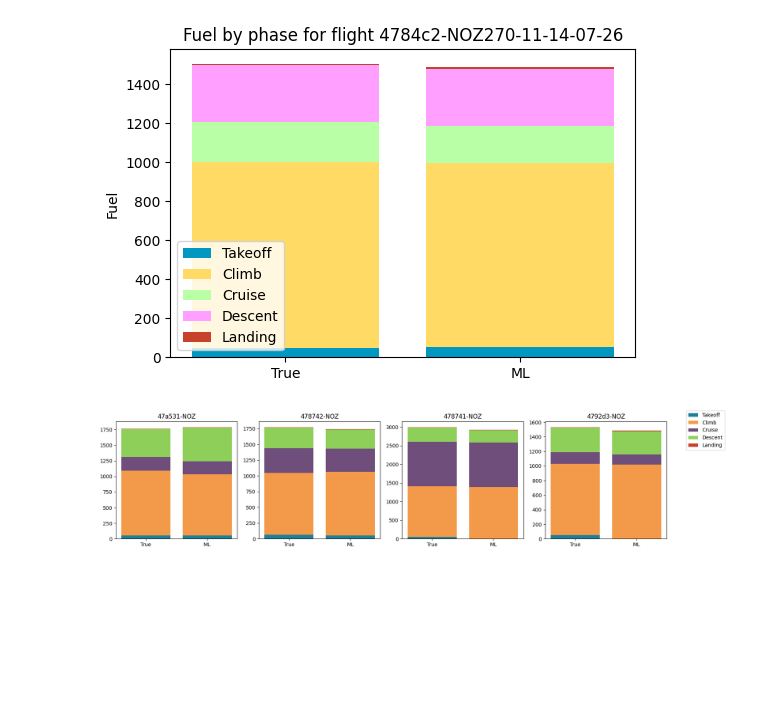
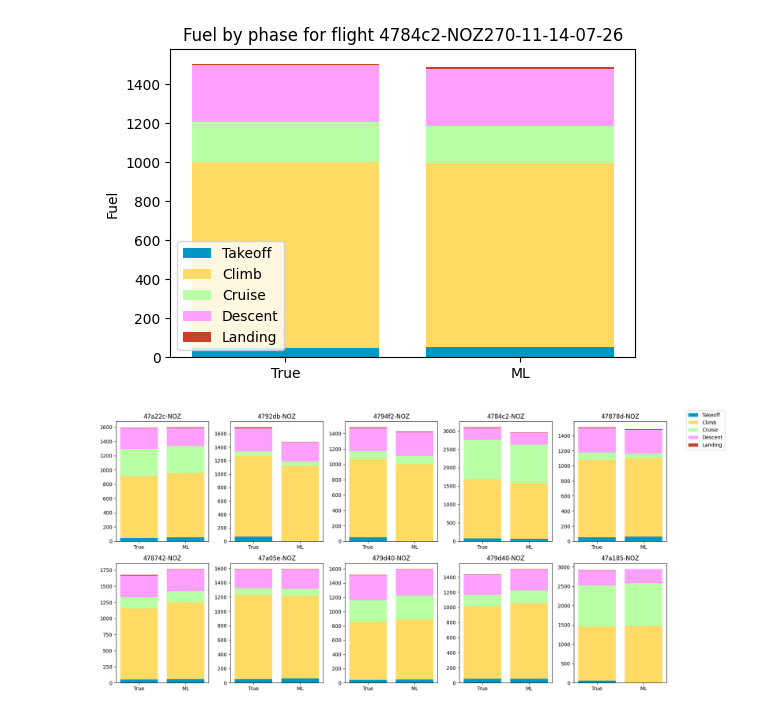
Before and after one commit to emmabergsmo/master-fuel-conumption-estimation-xgboost, a Jupyter notebook: xg_boost/total_fuel_pred.ipynb, the cells around one changed output. Cells and saved outputs as stored; diff of their text form; code cells hidden in the pictures; blank space fills up the shorter version.

```diff
--- a/xg_boost/total_fuel_pred.ipynb
+++ b/xg_boost/total_fuel_pred.ipynb
@@ -194,6 +194,10 @@ print(outliers[cols])
 2282  47a05e-NOZ631-12-16-15-46
 292   47875c-NOZ141-12-19-08-20
 # %%
+# compute residual (prediction - truth) if not already computed
+if "residual" not in pred_all.columns:
+    pred_all["residual"] = pred_all["pred_total"] - pred_all["true_total"]
+
 plt.figure(figsize=(7,5))
 
 plt.ylim(-750, 500)
@@ -247,6 +251,17 @@ colors = {
     "landing_fuel": "#c7422b"
 }
 
+
+phase_truth = test[[
+    "flight_id",
+    "takeoff_fuel",
+    "climb_fuel",
+    "cruise_fuel",
+    "descent_fuel",
+    "landing_fuel"
+]].drop_duplicates("flight_id")
+
+pred_all = pred_all.merge(phase_truth, on="flight_id", how="left")
 
 row = pred_all.iloc[3]
 
@@ -284,9 +299,14 @@ plt.show()
 # %% [output]
 [figure]
 # %%
-sample = pred_all.sample(4, random_state=4)
+n = 10
+sample = pred_all.sample(n, random_state=2)
 
-fig, axes = plt.subplots(1,4, figsize=(16,4))
+cols = 5
+rows = int(np.ceil(n / cols))
+
+fig, axes = plt.subplots(rows, cols, figsize=(16,4*rows))
+axes = axes.flatten()
 
 for ax, (_, row) in zip(axes, sample.iterrows()):
 
@@ -297,32 +317,36 @@ for ax, (_, row) in zip(axes, sample.iterrows()):
 
         label = true_col.replace("_fuel","").capitalize()
 
         ax.bar(
             "True",
             row[true_col],
             bottom=bottom_true,
             color=colors[true_col],
             label=label
         )
 
         ax.bar(
             "ML",
             row[pred_col],
             bottom=bottom_pred,
             color=colors[true_col]
         )
 
         bottom_true += row[true_col]
         bottom_pred += row[pred_col]
 
     ax.set_title(row["flight_id"][:10])
     ax.set_xticks([0,1])
     ax.set_xticklabels(["True","ML"])
 
-# Lag én felles legend
+# fjern tomme plots
+for ax in axes[n:]:
+    ax.remove()
+
 handles, labels = axes[0].get_legend_handles_labels()
 fig.legend(handles, labels, bbox_to_anchor=(1.02,1), loc="upper left")
+
 plt.tight_layout()
 plt.show()
 # %% [output]
-[figure, old version]
+[figure, new version]
```
Also changed, not shown: 6 other files.
